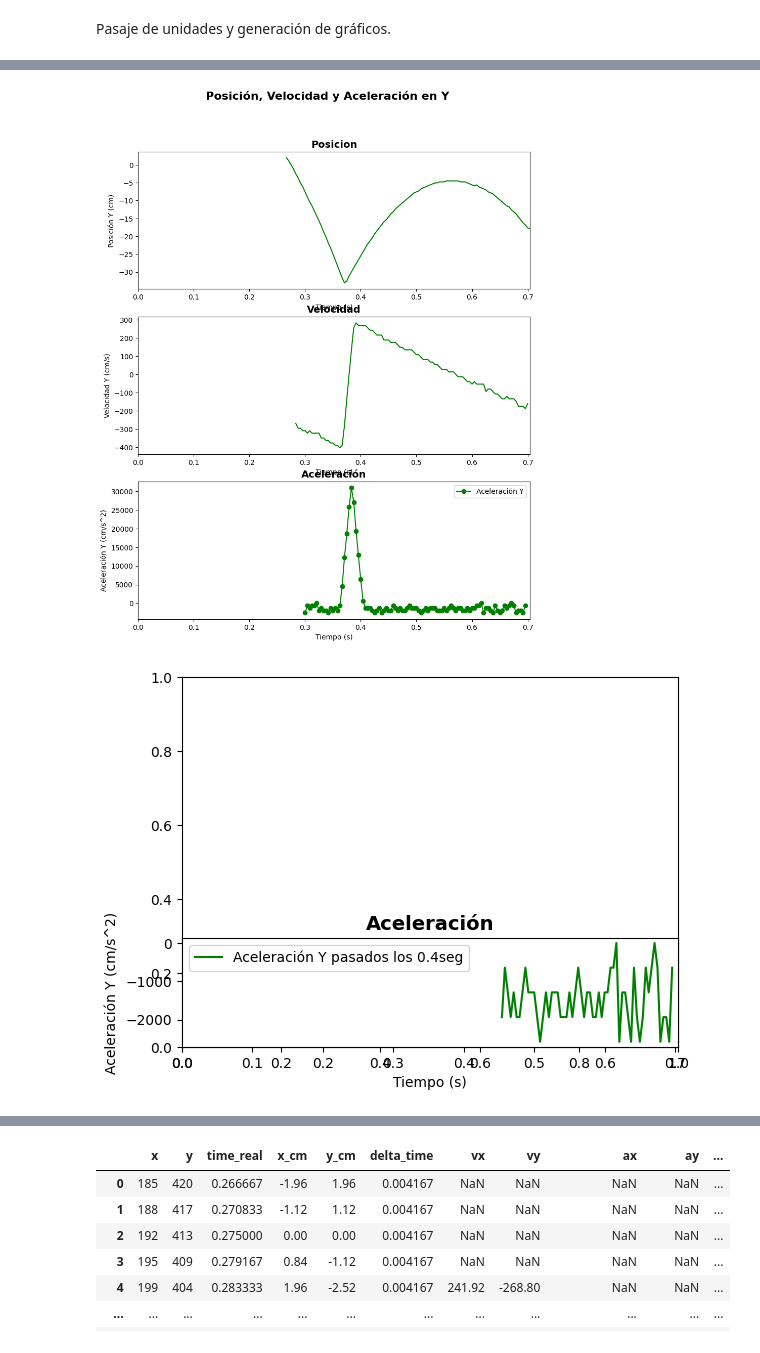
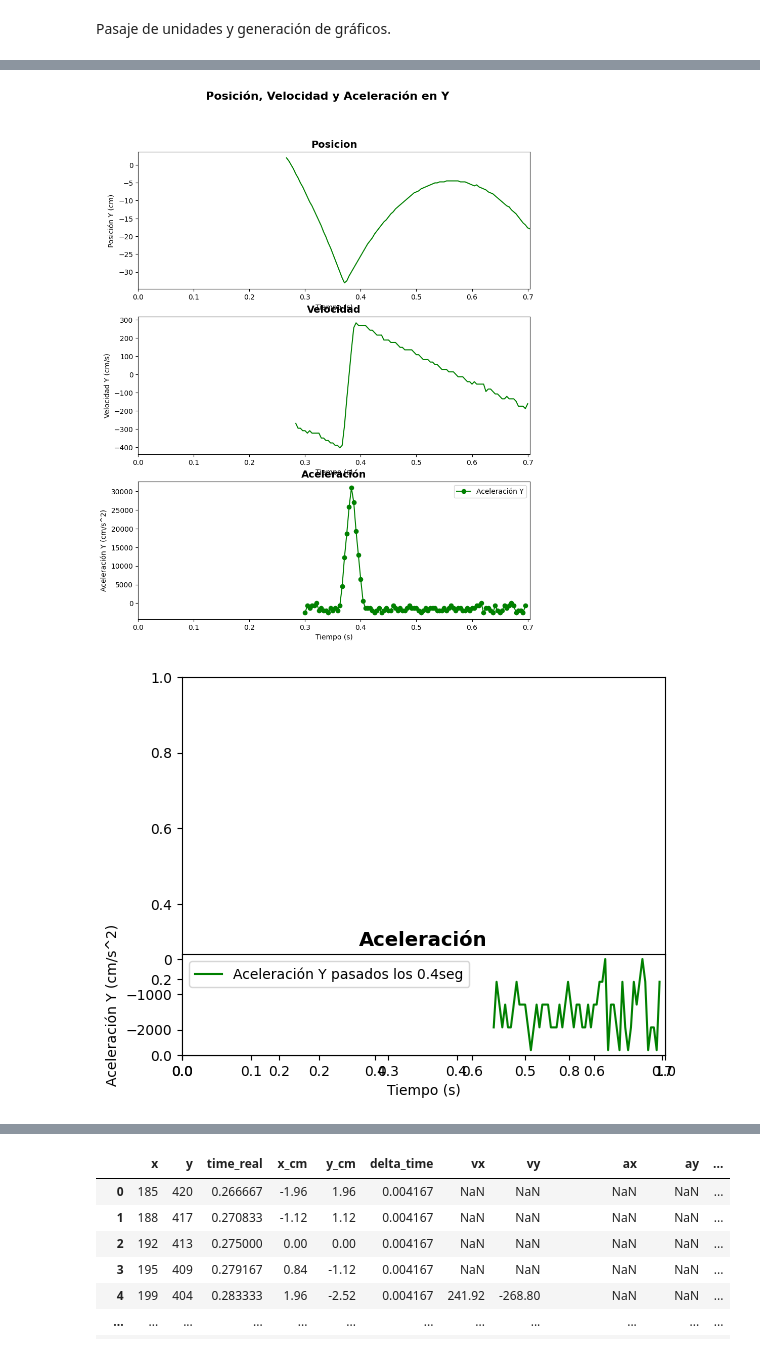
Before and after one commit to ThoMintz/proyectofisica-nextjs, a Jupyter notebook: trackerVideoTR.ipynb, the cells around one changed output, grey strips where cells are left out. Drawn from its saved outputs; the diff is of its cells as text; code cells hidden in the pictures.

```diff
--- a/trackerVideoTR.ipynb
+++ b/trackerVideoTR.ipynb
@@ -101,7 +101,6 @@ position_df.to_csv('positionUnPique.csv', index=False)
 Pasaje de unidades y generación de gráficos.
 # %%
 import pandas as pd
-
 import numpy as np
 import matplotlib.pyplot as plt
 from scipy.signal import savgol_filter
@@ -193,7 +192,7 @@ plt.suptitle('Posición, Velocidad y Aceleración en X', fontsize=16, fontweight
 plt.subplot(3, 1, 1)
 plt.plot(df['time_real'], df['x_cm'], label='Posición X', color='blue')
 plt.title('Posicion', fontsize=14, fontweight='bold')
-plt.title('Posición, Velocidad y Aceleración en X (suavizadas)')
+plt.title('Posición)')
 plt.xlabel('Tiempo (s)')
 plt.ylabel('Posición X (cm)')
 plt.xlim([0, time_max])  # Forzar que el eje X empiece en 0
@@ -277,7 +276,7 @@ plt.xlabel('Tiempo (s)')
 plt.ylabel('Aceleración Y (cm/s^2)')
 plt.xlim([0, time_max])  # Forzar que el eje X empiece en 0
 plt.legend()
-
+plt.tight_layout()
 plt.show()
 
 
@@ -353,5 +352,5 @@ plt.show()
 [figure]
-[figure, old version]
+[figure, new version]
 [figure]
 [figure]
 # %%
```
Also changed, not shown: parts of 1 cell of this notebook, 1 other file.
